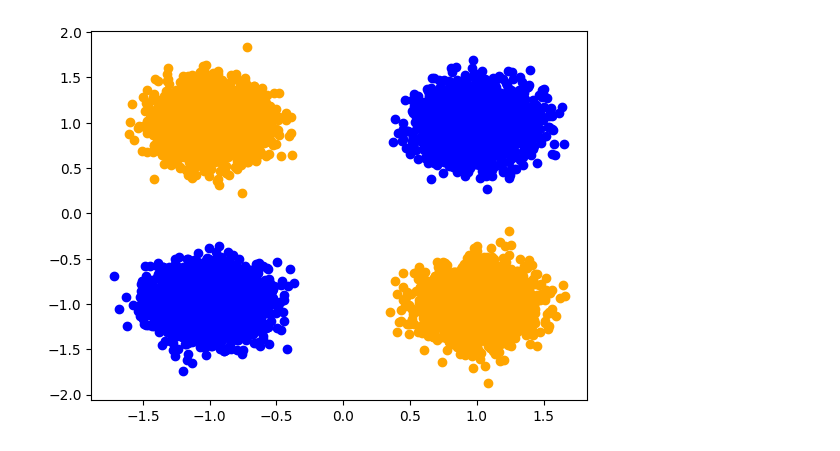
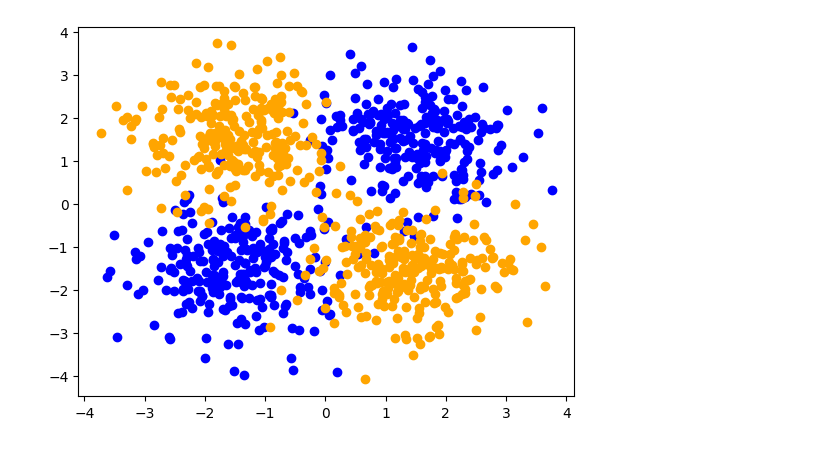
Before and after one commit to F1ameX/Modern-Methods-of-Deep-Machine-Learning, a Jupyter notebook: 2_elementary_perceptron/2_elementary_perceptron.ipynb, the cells around one changed output. Cells and saved outputs as stored; diff of their text form; code cells hidden in the pictures.

```diff
--- a/2_elementary_perceptron/2_elementary_perceptron.ipynb
+++ b/2_elementary_perceptron/2_elementary_perceptron.ipynb
@@ -216,13 +217,13 @@ def make_spiral(n_samples : int = 100,
 
     return X, y
 # %%
-# X, y = make_xor(n_samples = 10000)
+X, y = make_xor(n_samples = 1000, noise = 0.8, scale = 1.5, random_state = 52)
 
-# X_neg = X[y == 0]
-# X_pos = X[y == 1]
+X_neg = X[y == 0]
+X_pos = X[y == 1]
 
-# plt.scatter(X_neg[:, 0], X_neg[:, 1], color = 'blue')
-# plt.scatter(X_pos[:, 0], X_pos[:, 1], color = 'orange')
-# plt.show()
+plt.scatter(X_neg[:, 0], X_neg[:, 1], color = 'blue')
+plt.scatter(X_pos[:, 0], X_pos[:, 1], color = 'orange')
+plt.show()
 # %% [output]
-[figure, old version]
+[figure, new version]
```
Also changed, not shown: parts of 3 cells of this notebook.
